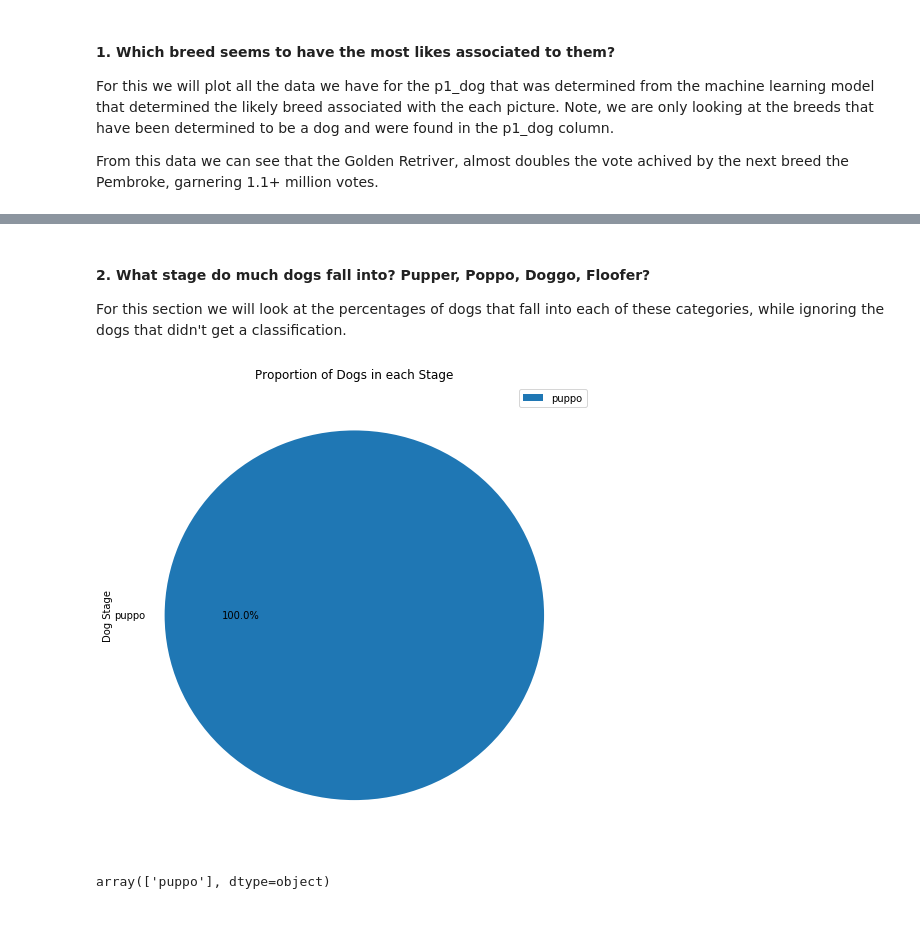
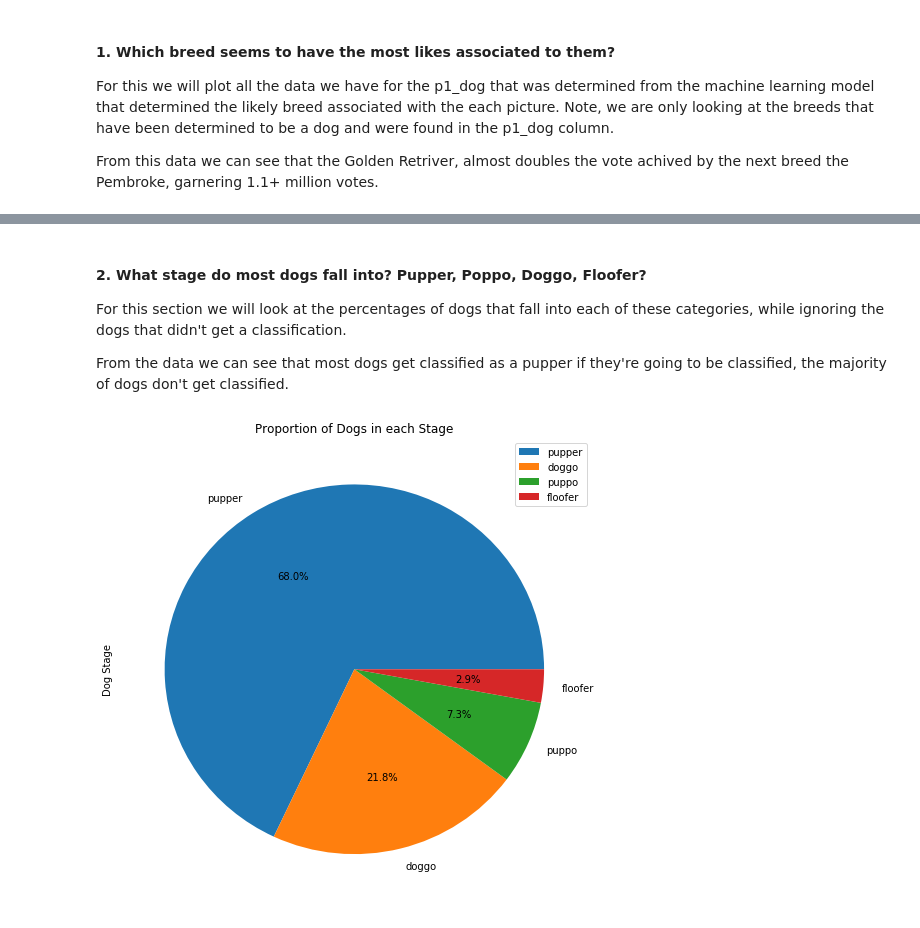
Before and after one commit to pdxcardinal78/DAND_4_Project, a Jupyter notebook: wrangle_act.ipynb, the cells around one changed output, grey strips where cells are left out. Saved outputs shown, nothing was run; the diff lists cells and outputs as text; code cells hidden in the pictures.

```diff
--- a/wrangle_act.ipynb
+++ b/wrangle_act.ipynb
@@ -512,10 +513,10 @@ memory usage: 288.9+ KB
 #### Tidy Issues
 1. doggo, floofer, pupper, puppo should be all one column
 # %%
-df_ta_clean2 = pd.melt(df_ta_clean, ['tweet_id', 'in_reply_to_status_id', 'in_reply_to_user_id', 'timestamp', 'source',
+df_ta_clean2 = pd.melt(df_ta_clean, id_vars = ['tweet_id', 'in_reply_to_status_id', 'in_reply_to_user_id', 'timestamp', 'source',
                                     'text', 'retweeted_status_id', 'retweeted_status_user_id', 'retweeted_status_timestamp',
-                                    'expanded_urls', 'rating_numerator', 'rating_denominator', 'name'], var_name='stage')
+                                    'expanded_urls', 'rating_numerator', 'rating_denominator', 'name'], value_vars = ['doggo', 'floofer', 'pupper', 'puppo'], var_name='stage', value_name='dog_type')
 # %%
 df_ta_clean = df_ta_clean2.copy()
 # %%
-df_ta_clean.drop(['value'], axis=1, inplace=True)
+df_ta_clean.drop(['stage'], axis=1, inplace=True)
@@ -544,7 +532,7 @@ memory usage: 951.6+ KB
 # %% [markdown]
 The melt function created a lot of duplicated data that we now need to clean up. We'll use the a method to sort our values and then drop the duplicated rows based on the tweet_id
 # %%
-df_ta_clean = df_ta_clean.sort_values('stage').drop_duplicates('tweet_id', keep = 'last')
+df_ta_clean = df_ta_clean.sort_values('dog_type').drop_duplicates('tweet_id', keep = 'last')
 # %%
 # now back to our orginal 2174 rows
 df_ta_clean.info()
@@ -663,16 +648,14 @@ plt.show();
 # %% [markdown]
-#### 2. What stage do much dogs fall into? Pupper, Poppo, Doggo, Floofer?
+#### 2. What stage do most dogs fall into? Pupper, Poppo, Doggo, Floofer?
 For this section we will look at the percentages of dogs that fall into each of these categories, while ignoring the dogs that didn't get a classification.
+
+From the data we can see that most dogs get classified as a pupper if they're going to be classified, the majority of dogs don't get classified.
 # %%
-df_stages = df_master[df_master['stage'] != "None"]
+df_stages = df_master[df_master['dog_type'] != "None"]
 fig, ax = plt.subplots(figsize=(8.5,8.5))
 
-df_stages['stage'].value_counts().plot(kind = 'pie', ax = ax, label = 'Dog Stage', autopct='%1.1f%%')
+df_stages['dog_type'].value_counts().plot(kind = 'pie', ax = ax, label = 'Dog Stage', autopct='%1.1f%%')
 plt.title('Proportion of Dogs in each Stage')
 plt.legend();
 # %% [output]
-[figure, old version]
+[figure, new version]
-# %%
-df_master.stage.unique()
-# %% [output]
-array(['puppo'], dtype=object)
```
Also changed, not shown: parts of 15 cells of this notebook, 2 other files.
